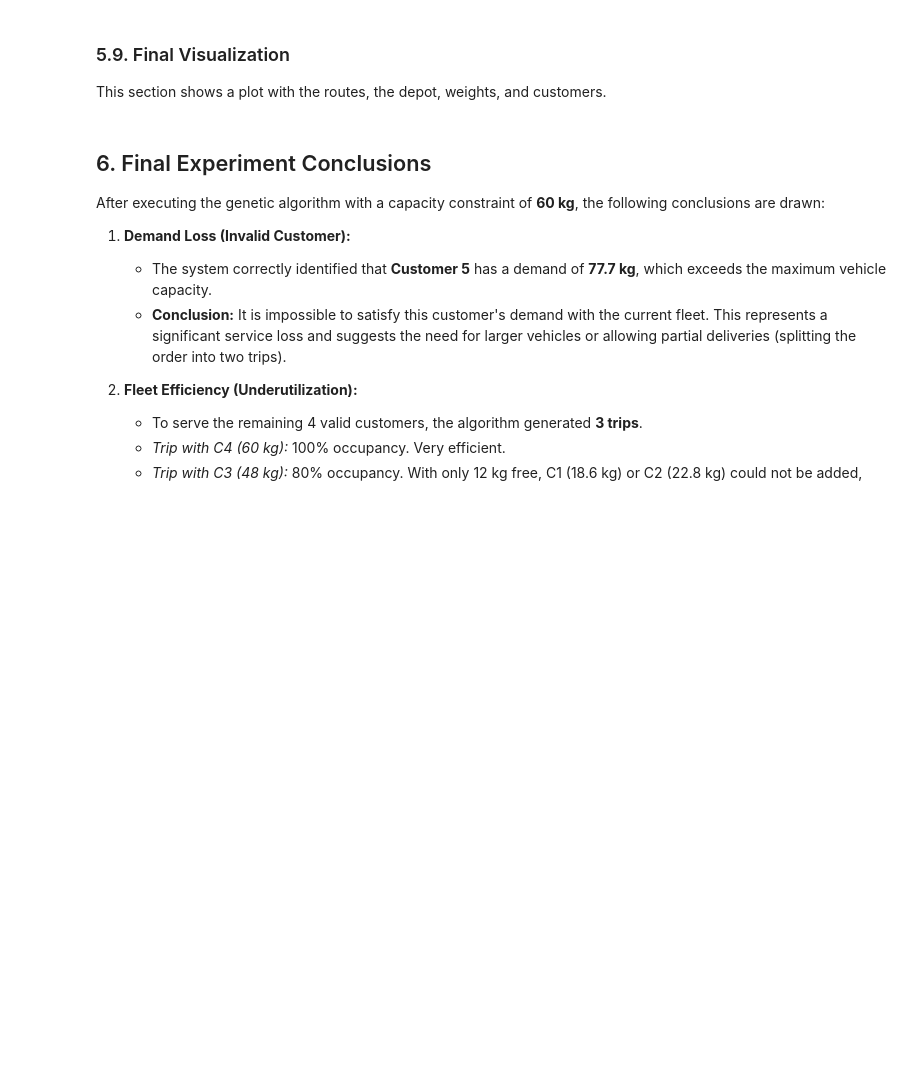
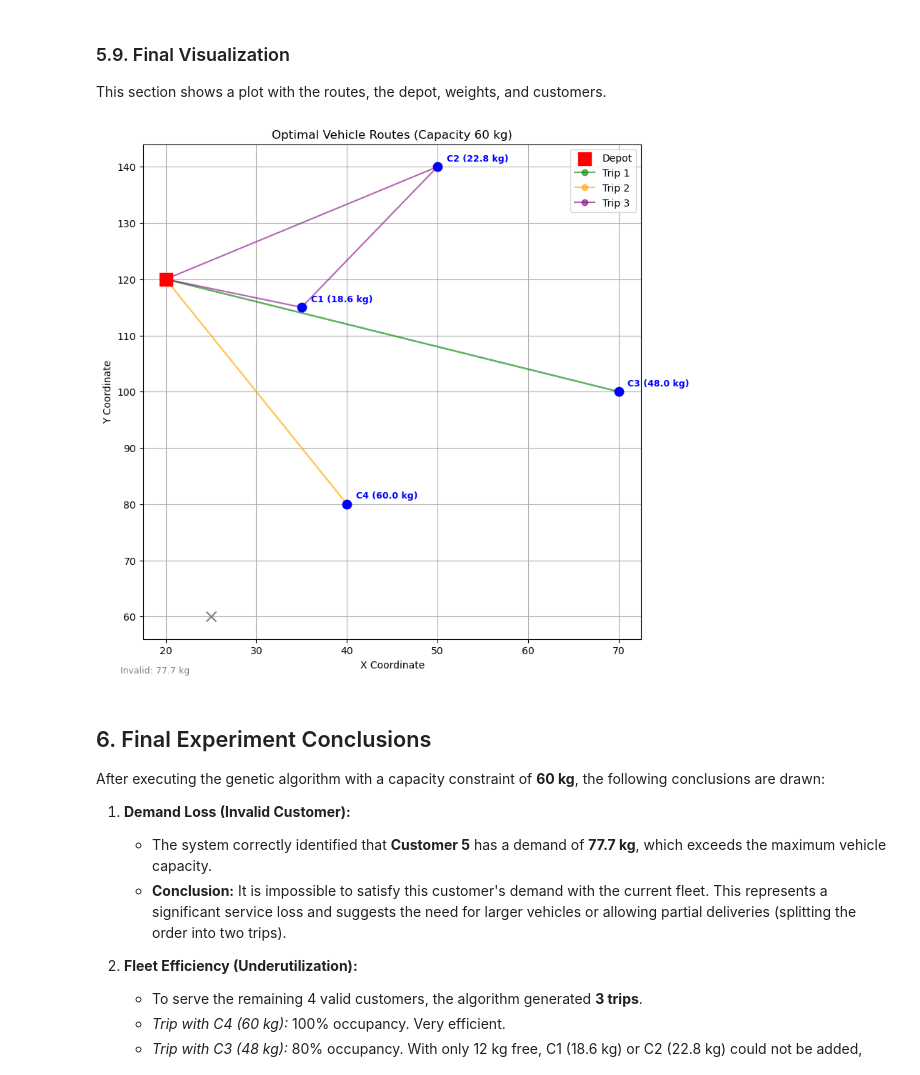
Before and after one commit to alerodriargui/InteligenciaComputacional2, a Jupyter notebook: Versiones definitivas/VRP_basico.ipynb, the cells around one changed output. Drawn from its saved outputs; the diff is of its cells as text; code cells hidden in the pictures; blank space fills up the shorter version.

```diff
--- a/Versiones definitivas/VRP_basico.ipynb
+++ b/Versiones definitivas/VRP_basico.ipynb
@@ -287,14 +310,14 @@ print('Genetic algorithm configured.')
 
 In this section, the algorithm results are displayed.
 # %%
-mejor_ruta, mejor_valor = algoritmo_genetico()
+best_route, best_value = genetic_algorithm()
 
 print("Visit Order (Indices of valid customers):")
-print(mejor_ruta)
-print("Total Distance:", round(mejor_valor, 2))
+print(best_route)
+print("Total Distance:", round(best_value, 2))
 
 print("\nTrip Details:")
-rutas = dividir_en_rutas(mejor_ruta)
-for i, r in enumerate(rutas):
-    carga = sum(demandas_validas[c] for c in r)
-    print(f"Trip {i+1}: {r} (Load {round(carga,1)} kg)")
+routes = split_into_routes(best_route)
+for i, r in enumerate(routes):
+    load = sum(valid_demands[c] for c in r)
+    print(f"Trip {i+1}: {r} (Load {round(load, 1)} kg)")
@@ -303,46 +335,50 @@ for i, r in enumerate(rutas):
 
 This section shows a plot with the routes, the depot, weights, and customers.
 # %%
-def plot_rutas(rutas):
+def plot_routes(routes):
     """Generates the plot of routes, depot, and customers."""
     plt.figure(figsize=(9, 9))
 
     # Valid Customers
-    for i, (x, y) in enumerate(clientes_validos):
+    for i, (x, y) in enumerate(valid_customers):
         plt.scatter(x, y, c='blue', s=80, zorder=5)
-        plt.text(x+1, y+1, f'C{i+1} ({round(demandas_validas[i], 1)} kg)', fontsize=9, color='blue', fontweight='bold')
+        plt.text(x+1, y+1, f'C{i+1} ({round(valid_demands[i], 1)} kg)', fontsize=9, color='blue', fontweight='bold')
 
     # Depot
     plt.scatter(depot[0], depot[1], c='red', s=150, marker='s', label='Depot', zorder=6)
 
-    colores = ['green', 'orange', 'purple', 'cyan', 'brown']
+    colors = ['green', 'orange', 'purple', 'cyan', 'brown']
 
     # Route Plotting
-    for i, r in enumerate(rutas):
-        puntos = [depot] + [clientes_validos[c] for c in r] + [depot]
-        xs = [p[0] for p in puntos]
-        ys = [p[1] for p in puntos]
-        plt.plot(xs, ys, '-o', color=colores[i % len(colores)], alpha=0.6, label=f'Trip {i+1}')
-        carga = sum(demandas_validas[c] for c in r)
+    for i, r in enumerate(routes):
+        points = [depot] + [valid_customers[c] for c in r] + [depot]
+        xs = [p[0] for p in points]
+        ys = [p[1] for p in points]
+        plt.plot(xs, ys, '-o', color=colors[i % len(colors)], alpha=0.6, label=f'Trip {i+1}')
 
     # Invalid Customers (Excluded)
-    for (x, y) in clientes_invalidos:
-        idx = clientes.index([x, y]) # Find original index to get demand
-        demanda_inv = demandas[idx]
+    for (x, y) in invalid_customers:
+        # Find original index to get demand (checking against original list)
+        idx = customers.index([x, y])
+        inv_demand = demands[idx]
         plt.scatter(x, y, c='gray', marker='x', s=100, zorder=4)
-        plt.text(x-10, y-10, f'Invalid: {round(demanda_inv, 1)} kg', fontsize=9, color='gray')
+        plt.text(x-10, y-10, f'Invalid: {round(inv_demand, 1)} kg', fontsize=9, color='gray')
 
     plt.title("Optimal Vehicle Routes (Capacity 60 kg)")
     plt.xlabel("X Coordinate")
     plt.ylabel("Y Coordinate")
     plt.legend()
     plt.grid(True)
     plt.show()
 
-if mejor_ruta:
-    plot_rutas(rutas)
+if best_route:
+    # We must recalculate routes from the best sequence to plot them
+    final_routes = split_into_routes(best_route)
+    plot_routes(final_routes)
 else:
     print("No valid customers to plot.")
+# %% [output]
+[figure, added]
 # %% [markdown]
 ## 6. Final Experiment Conclusions
 
```
Also changed, not shown: parts of 8 cells of this notebook, 3 other files.
